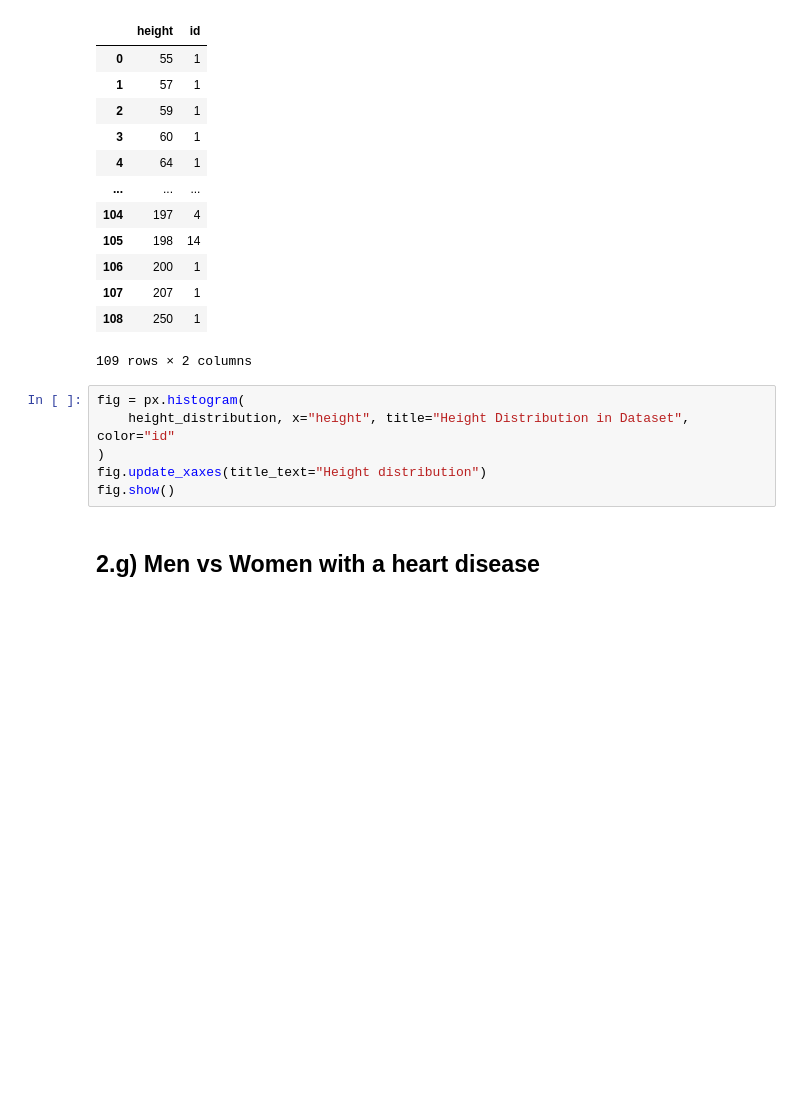
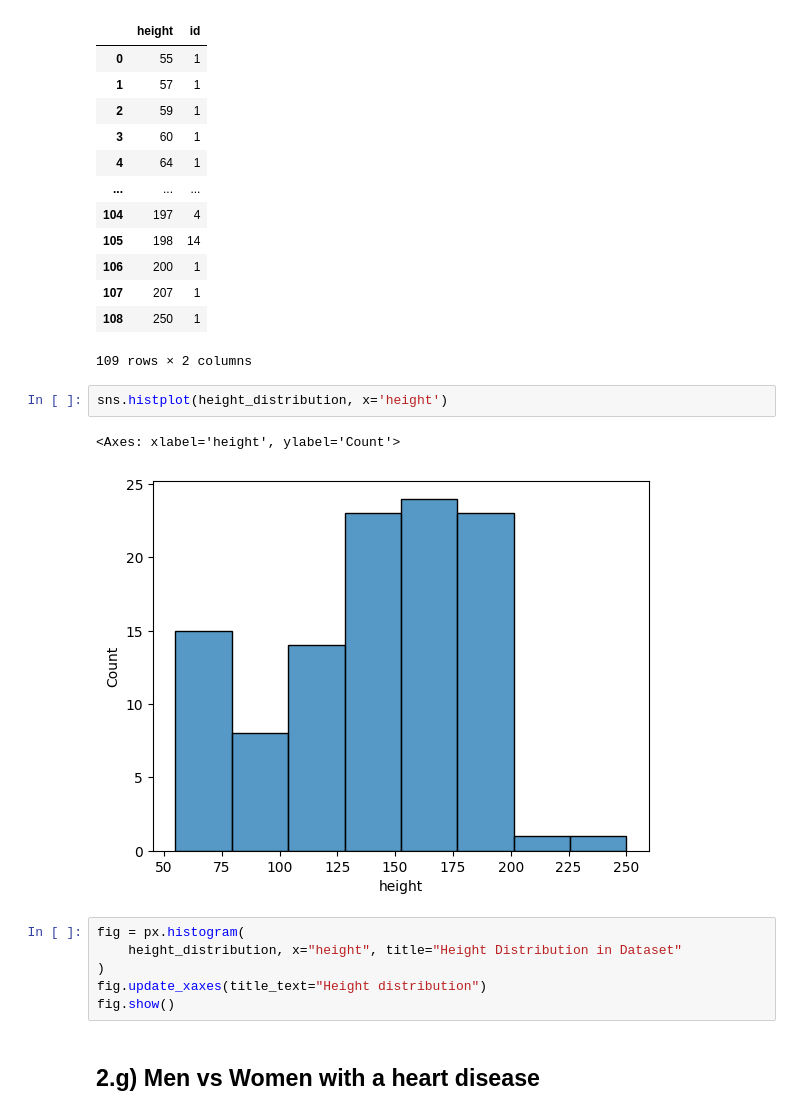
Before and after one commit to CyrilleKolle/cardiovascular_labb, a Jupyter notebook: code/explorative_analysis.ipynb, the cells around one changed output. Drawn from its saved outputs; the diff is of its cells as text; blank space fills up the shorter version.

Commit message:
updated plots

```diff
--- a/code/explorative_analysis.ipynb
+++ b/code/explorative_analysis.ipynb
@@ -341,9 +341,14 @@ height_distribution
 | 107 | 207 | 1 |
 | 108 | 250 | 1 |
 109 rows × 2 columns
+# %%
+sns.histplot(height_distribution, x='height')
+# %% [output]
+<Axes: xlabel='height', ylabel='Count'>
+[figure, added]
 # %%
 fig = px.histogram(
-    height_distribution, x="height", title="Height Distribution in Dataset", color="id"
+    height_distribution, x="height", title="Height Distribution in Dataset"
 )
 fig.update_xaxes(title_text="Height distribution")
 fig.show()
```
Also changed, not shown: parts of 1 cell of this notebook, 1 other file.
